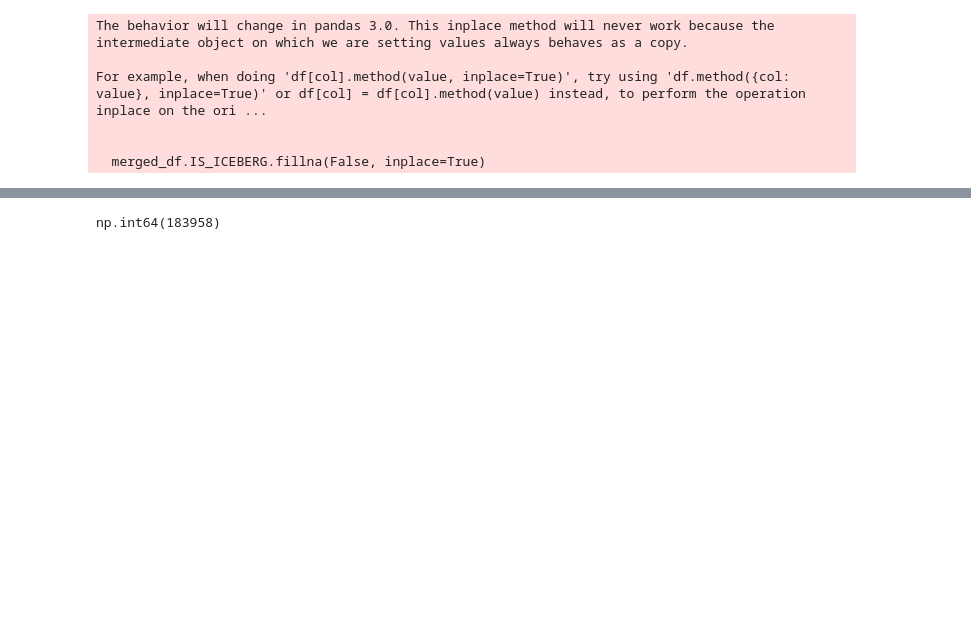
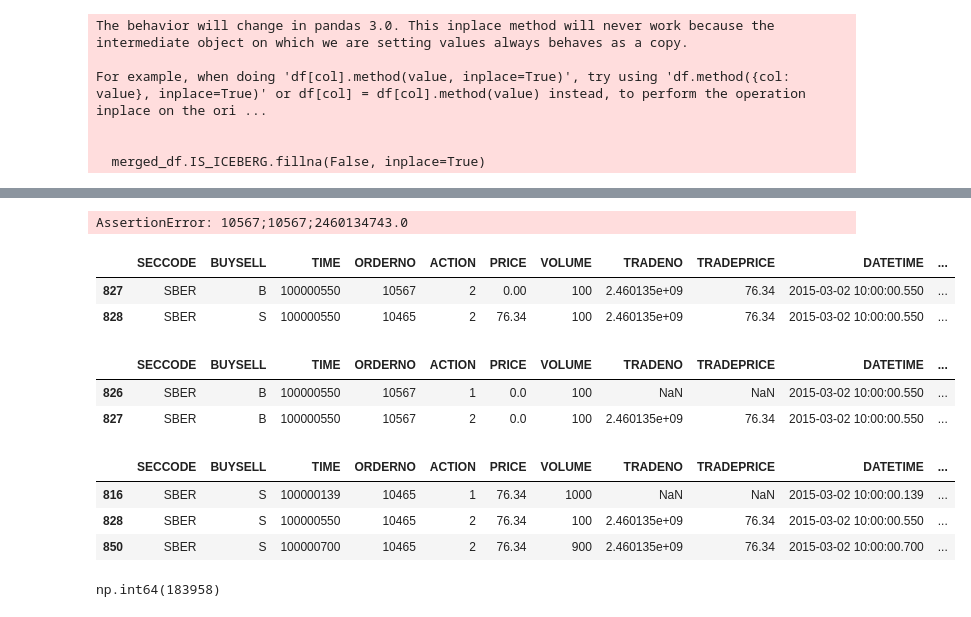
Before and after one commit to lBringerl/spoofing-detection, a Jupyter notebook: eda/moex_momentum_eda.ipynb, the cells around one changed output, grey strips where cells are left out. Saved outputs shown, nothing was run; the diff lists cells and outputs as text; code cells hidden in the pictures; blank space fills up the shorter version.

```diff
--- a/eda/moex_momentum_eda.ipynb
+++ b/eda/moex_momentum_eda.ipynb
@@ -9,5 +9,5 @@ orders_df = pd.read_csv(f'../../moex_dataset/OrderLog{target_date_str}.txt', ind
 # %%
-trades_df = pd.read_csv(f'../../moex_dataset/TradeLog{target_date_str}.txt')
+trades_df = pd.read_csv(f'../OrderLog{target_date_str}/TradeLog{target_date_str}.txt')
 # %% [markdown]
 ## 1. Preprocessing
 
@@ -101,3 +118,12 @@ For example, when doing 'df[col].method(value, inplace=True)', try using 'df.met
 
 
   merged_df.IS_ICEBERG.fillna(False, inplace=True)
+# %%
+sber_orders_merged_with_trades = merged_df.merge(
+    trades_df[trades_df.SECCODE == 'SBER'].copy().drop(
+        columns=['SECCODE', 'TIME', 'PRICE', 'VOLUME', 'DATETIME']
+    ),
+    left_on='TRADENO',
+    right_on='TRADENO',
+    how='left',
+)
@@ -392,3 +328,68 @@ trades_df[trades_df.SECCODE == 'SBER']
+# %%
+counter = 0
+
+for idx, row in tqdm.tqdm(sber_orders_merged_with_trades.iterrows()):
+    buysell = row['BUYSELL']
+    orderno = row['ORDERNO']
+    price = row['PRICE']
+    volume = row['VOLUME']
+    action = row['ACTION']
+    is_iceberg = row['IS_ICEBERG']
+    time = row['TIME']
+    buy_orderno = row['BUYORDERNO']
+    sell_orderno = row['SELLORDERNO']
+    tradeprice = row['TRADEPRICE']
+    tradeno = row['TRADENO']
+
+
+
+            # if side == 'buy':
+            #     buy_book_volume[price] -= remaining_size
+            #     bid_volume -= remaining_size
+            #     if np.isclose(buy_book_volume[price], 0):
+            #         del buy_book_volume[price]
+            # elif side == 'sell':
+            #     sell_book_volume[price] -= remaining_size
+            #     ask_volume -= remaining_size
+            #     if np.isclose(sell_book_volume[price], 0):
+            #         del sell_book_volume[price]
+
+    if action == 0:
+        cancel_order(price, orderno, volume, buy_book_volume, sell_book_volume, open_orders, buysell == 'B')
+    elif action == 1:
+        add_order(price, orderno, volume, buy_book_volume, sell_book_volume, open_orders, buysell == 'B')
+    elif action == 2:
+        trade(price, orderno, orderno, volume, buy_book_volume, sell_book_volume, open_orders, tradeno)
+    else:
+        raise ValueError(f'Unknown action: {row["ACTION"]}')
+    counter += 1
+    # print(best_bid, best_ask, time, action, price, buysell)
+
+    # best_ask = min(sell_book_volume.keys()) if sell_book_volume else None
+    # best_bid = max(buy_book_volume.keys()) if buy_book_volume else None
+    if counter >= 10000:
+        break
+# %% [output]
+AssertionError: 10567;10567;2460134743.0
+# %%
+sber_orders_merged_with_trades[sber_orders_merged_with_trades.TRADENO == 2460134743]
+# %% [output]
+|  | SECCODE | BUYSELL | TIME | ORDERNO | ACTION | PRICE | VOLUME | TRADENO | TRADEPRICE | DATETIME | ... |
+| 827 | SBER | B | 100000550 | 10567 | 2 | 0.00 | 100 | 2.460135e+09 | 76.34 | 2015-03-02 10:00:00.550 | ... |
+| 828 | SBER | S | 100000550 | 10465 | 2 | 76.34 | 100 | 2.460135e+09 | 76.34 | 2015-03-02 10:00:00.550 | ... |
+# %%
+sber_orders_merged_with_trades[sber_orders_merged_with_trades.ORDERNO == 10567]
+# %% [output]
+|  | SECCODE | BUYSELL | TIME | ORDERNO | ACTION | PRICE | VOLUME | TRADENO | TRADEPRICE | DATETIME | ... |
+| 826 | SBER | B | 100000550 | 10567 | 1 | 0.0 | 100 | NaN | NaN | 2015-03-02 10:00:00.550 | ... |
+| 827 | SBER | B | 100000550 | 10567 | 2 | 0.0 | 100 | 2.460135e+09 | 76.34 | 2015-03-02 10:00:00.550 | ... |
+# %%
+sber_orders_merged_with_trades[sber_orders_merged_with_trades.ORDERNO == 10465]
+# %% [output]
+|  | SECCODE | BUYSELL | TIME | ORDERNO | ACTION | PRICE | VOLUME | TRADENO | TRADEPRICE | DATETIME | ... |
+| 816 | SBER | S | 100000139 | 10465 | 1 | 76.34 | 1000 | NaN | NaN | 2015-03-02 10:00:00.139 | ... |
+| 828 | SBER | S | 100000550 | 10465 | 2 | 76.34 | 100 | 2.460135e+09 | 76.34 | 2015-03-02 10:00:00.550 | ... |
+| 850 | SBER | S | 100000700 | 10465 | 2 | 76.34 | 900 | 2.460135e+09 | 76.34 | 2015-03-02 10:00:00.700 | ... |
 # %%
 trades_df[trades_df.SECCODE == 'SBER'].TIME.max()
 # %% [output]
```
Also changed, not shown: parts of 11 cells of this notebook.
